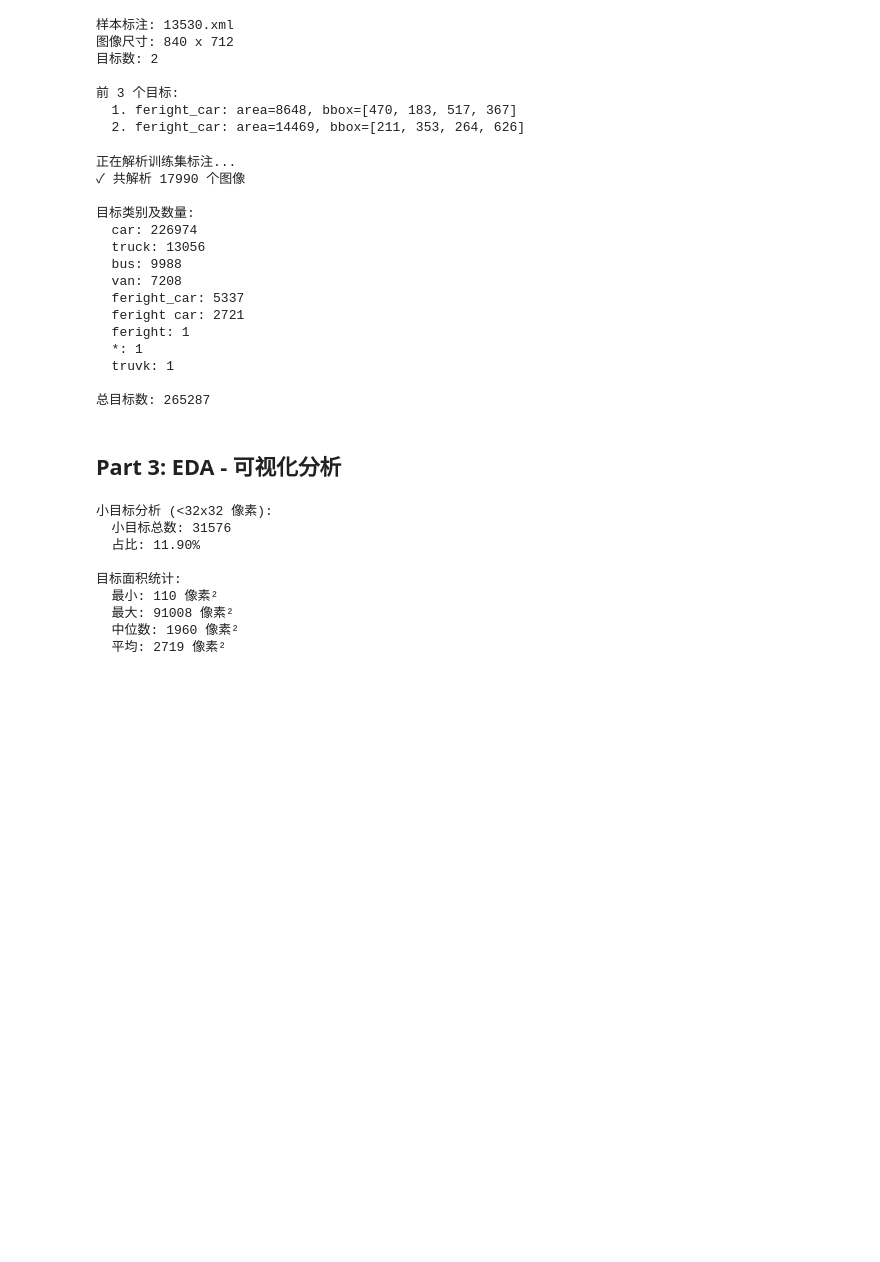
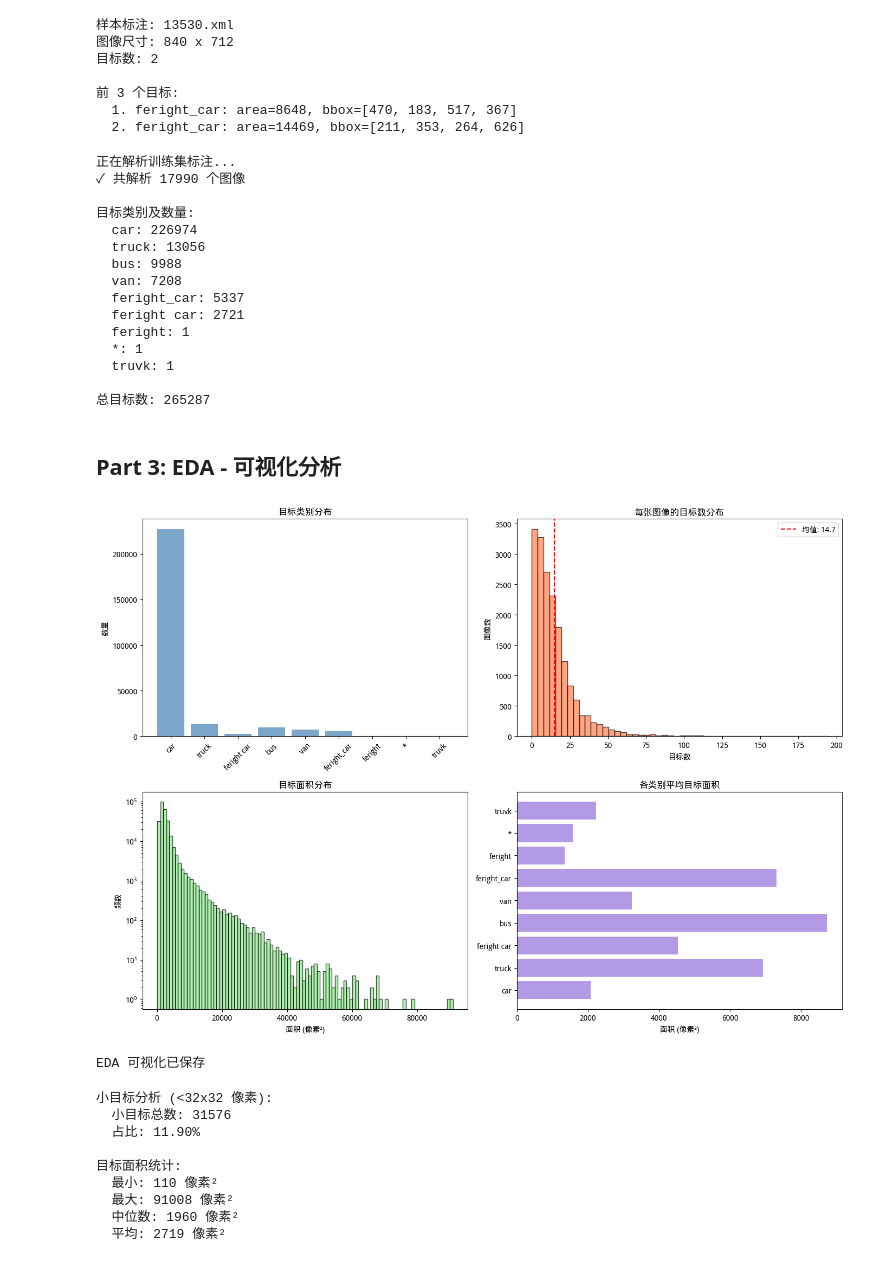
Before and after one commit to Rito-492/detection, a Jupyter notebook: 55230316_基线数据探索与模型构建.ipynb, the cells around one changed output. Drawn from its saved outputs; the diff is of its cells as text; code cells hidden in the pictures; blank space fills up the shorter version.

```diff
--- a/55230316_基线数据探索与模型构建.ipynb
+++ b/55230316_基线数据探索与模型构建.ipynb
@@ -54,3 +82,37 @@ print(f"\nPyTorch 版本：{torch.__version__}")
 print(f"CUDA 可用：{torch.cuda.is_available()}")
 if torch.cuda.is_available():
     print(f"GPU: {torch.cuda.get_device_name(0)}")
+# %%
+import os
+import sys
+import numpy as np
+import pandas as pd
+import matplotlib.pyplot as plt
+import seaborn as sns
+from PIL import Image
+import xml.etree.ElementTree as ET
+from pathlib import Path
+import cv2
+from collections import defaultdict, Counter
+import warnings
+warnings.filterwarnings('ignore')
+
+import matplotlib.pyplot as plt
+import matplotlib
+
+# 设置字体为文泉驿微米黑
+plt.rcParams['font.sans-serif'] = ['WenQuanYi Micro Hei', 'DejaVu Sans', 'sans-serif']
+plt.rcParams['axes.unicode_minus'] = False  # 解决负号显示问题
+
+# 深度学习框架
+import torch
+import torch.nn as nn
+import torch.optim as optim
+from torch.utils.data import Dataset, DataLoader
+import torchvision.transforms as transforms
+from torchvision.models import resnet18, resnet50
+
+print(f"PyTorch 版本: {torch.__version__}")
+print(f"CUDA 可用: {torch.cuda.is_available()}")
+if torch.cuda.is_available():
+    print(f"GPU: {torch.cuda.get_device_name(0)}")
@@ -227,36 +297,39 @@ axes[0, 0].set_title('目标类别分布', fontsize=12, fontweight='bold')
 axes[0, 0].set_ylabel('数量')
 axes[0, 0].tick_params(axis='x', rotation=45)
 
 # 每张图像的目标数分布
 axes[0, 1].hist(obj_count_per_image, bins=50, color='coral', alpha=0.7, edgecolor='black')
 axes[0, 1].set_title('每张图像的目标数分布', fontsize=12, fontweight='bold')
 axes[0, 1].set_xlabel('目标数')
 axes[0, 1].set_ylabel('图像数')
-axes[0, 1].axvline(np.mean(obj_count_per_image), color='red', linestyle='--', label=f'均值：{np.mean(obj_count_per_image):.1f}')
+axes[0, 1].axvline(np.mean(obj_count_per_image), color='red', linestyle='--', label=f'均值: {np.mean(obj_count_per_image):.1f}')
 axes[0, 1].legend()
 
 # 目标面积分布（对数尺度）
 all_areas = []
 for areas in area_stats.values():
     all_areas.extend(areas)
 
 axes[1, 0].hist(all_areas, bins=100, color='lightgreen', alpha=0.7, edgecolor='black')
 axes[1, 0].set_title('目标面积分布', fontsize=12, fontweight='bold')
 axes[1, 0].set_xlabel('面积 (像素²)')
 axes[1, 0].set_ylabel('频数')
 axes[1, 0].set_yscale('log')
 
 # 不同类别的平均面积
 avg_areas = {cls: np.mean(area_stats[cls]) for cls in class_counts.keys()}
 axes[1, 1].barh(list(avg_areas.keys()), list(avg_areas.values()), color='mediumpurple', alpha=0.7)
 axes[1, 1].set_title('各类别平均目标面积', fontsize=12, fontweight='bold')
 axes[1, 1].set_xlabel('面积 (像素²)')
 
 plt.tight_layout()
-plt.savefig(FIGURES_DIR / 'eda_analysis.png', dpi=150, bbox_inches='tight')
+plt.savefig('str(FIGURES_DIR / eda_analysis'.png')', dpi=150, bbox_inches='tight')
 plt.show()
 
-print("EDA 可视化已保存至：figures/eda_analysis.png")
+print("EDA 可视化已保存")
+# %% [output]
+[figure, added]
+EDA 可视化已保存
 # %%
 # 小目标分析（< 32x32）
 print("\n小目标分析 (<32x32 像素):")
```
Also changed, not shown: parts of 24 cells of this notebook.
